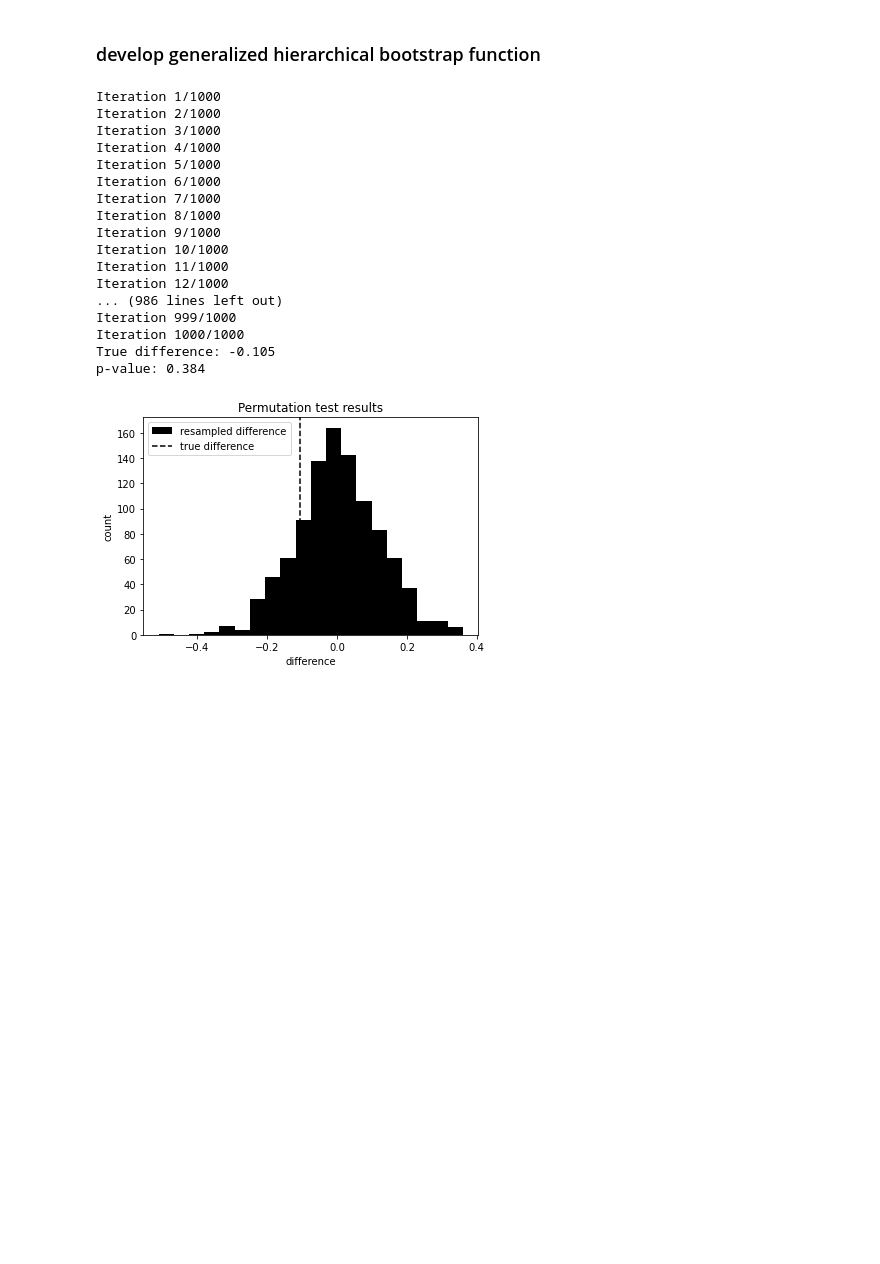
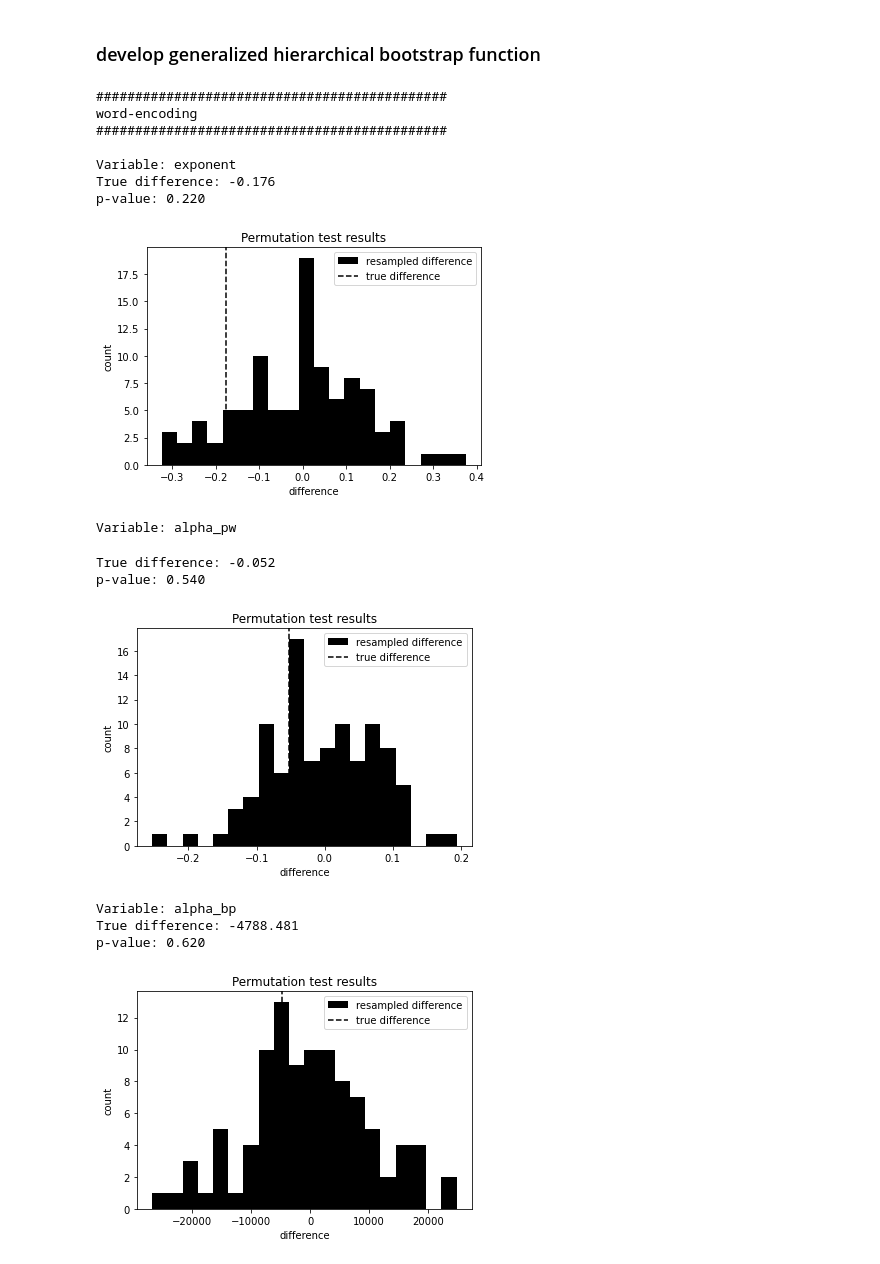
Before and after one commit to voytekresearch/oscillation_vs_exponent, a Jupyter notebook: notebooks/hierarchical_bootstrap.ipynb, the cells around one changed output. Saved outputs shown, nothing was run; the diff lists cells and outputs as text; code cells hidden in the pictures; blank space fills up the shorter version.

Commit message:
feat: generalize func and test on simulated data

```diff
--- a/notebooks/hierarchical_bootstrap.ipynb
+++ b/notebooks/hierarchical_bootstrap.ipynb
@@ -47,0 +43,12 @@ level 3: channel
+# %%
+# get results for task-modulated channels
+
+# load task-modulated channel info
+task_modulated_channels = pd.read_csv(f"{PROJECT_PATH}/data/results/ieeg_modulated_channels.csv", index_col=0)
+
+# join info with results
+df_merge = pd.merge(results, task_modulated_channels, on=['patient','chan_idx','material','memory'])
+
+# get task-modulated channel results only
+results = df_merge.loc[df_merge['sig']]
+results
@@ -388,23 +395,0 @@ def plot_permutation_results(distribution, true_diff):
-# %%
-# apply hierarchical bootstrap to exponent values
-p_value, distribution, true_diff = hierarchical_bootstrap(df, 'exponent', 'epoch', 'patient', 'chan_idx', 1000)
-plot_permutation_results(distribution, true_diff)
-# %% [output]
-Iteration 1/1000
-Iteration 2/1000
-Iteration 3/1000
-Iteration 4/1000
-Iteration 5/1000
-Iteration 6/1000
-Iteration 7/1000
-Iteration 8/1000
-Iteration 9/1000
-Iteration 10/1000
-Iteration 11/1000
-Iteration 12/1000
-... (986 lines left out)
-Iteration 999/1000
-Iteration 1000/1000
-True difference: -0.105
-p-value: 0.384
-[figure, removed]
@@ -410,0 +476,36 @@ p-value: 0.384
+# %%
+# apply hierarchical bootstrap to exponent values
+for df, material in zip([df_w, df_f],['word-encoding','face-encoding']):
+    # display progress
+    print("#############################################")
+    print(material)
+    print("#############################################")
+
+    for variable in ['exponent','alpha_pw','alpha_bp','alpha_adj']:
+        # display progress
+        print(f"\nVariable: {variable}")
+
+        # create unique_id column
+        df_r = df.copy()
+        df_r['unique_id'] = df_r['patient'] + '_' + df_r['epoch']
+
+        # apply hierarchical bootstrap
+        p_value, distribution, true_diff = hierarchical_bootstrap(df_r, variable, 'epoch', 'unique_id', 'chan_idx', 100)
+        plot_permutation_results(distribution, true_diff)
+# %% [output]
+#############################################
+word-encoding
+#############################################
+
+Variable: exponent
+True difference: -0.176
+p-value: 0.220
+[figure, added]
+Variable: alpha_pw
+True difference: -0.052
+p-value: 0.540
+[figure, added]
+Variable: alpha_bp
+True difference: -4788.481
+p-value: 0.620
+[figure, added]
```
Also changed, not shown: parts of 15 cells of this notebook.
